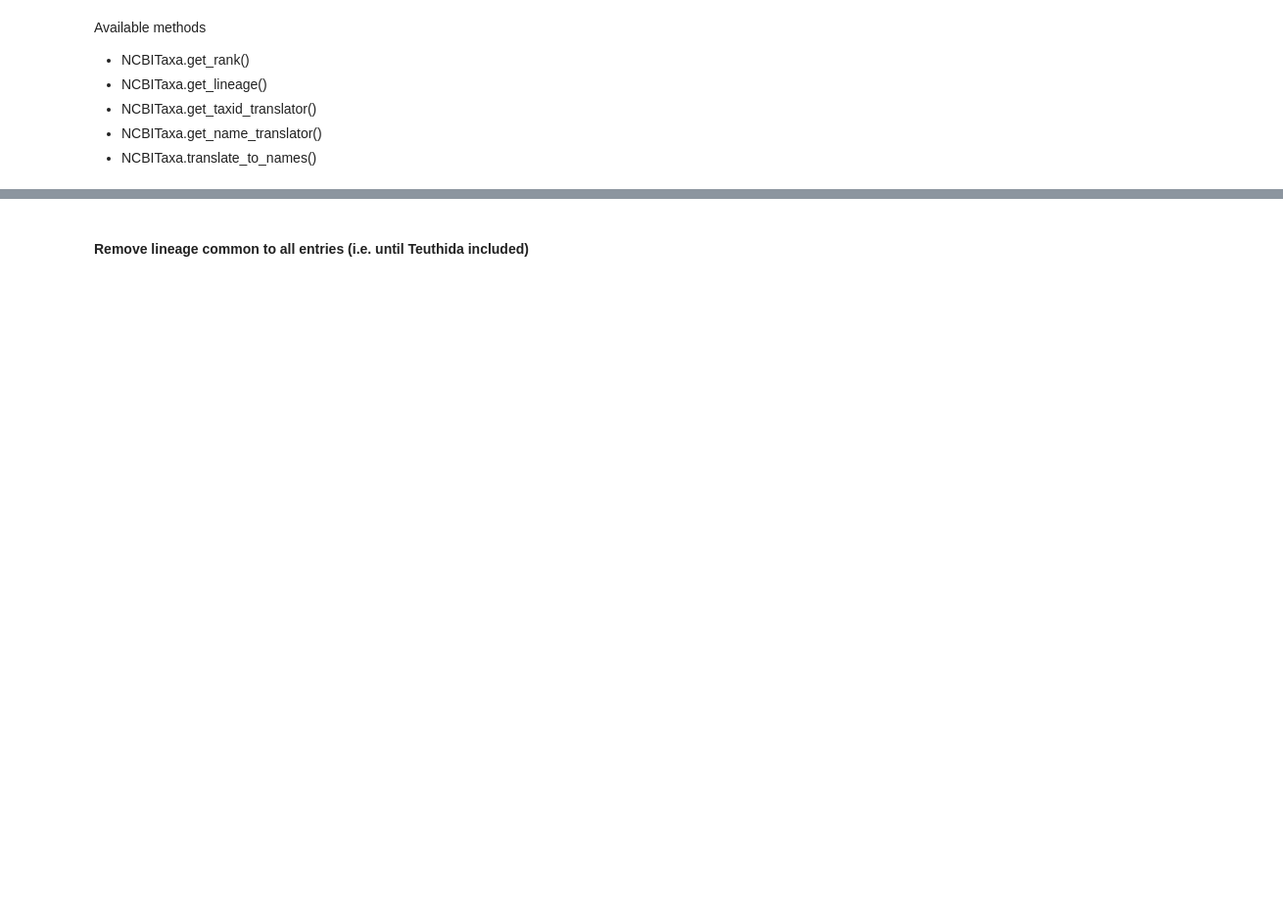
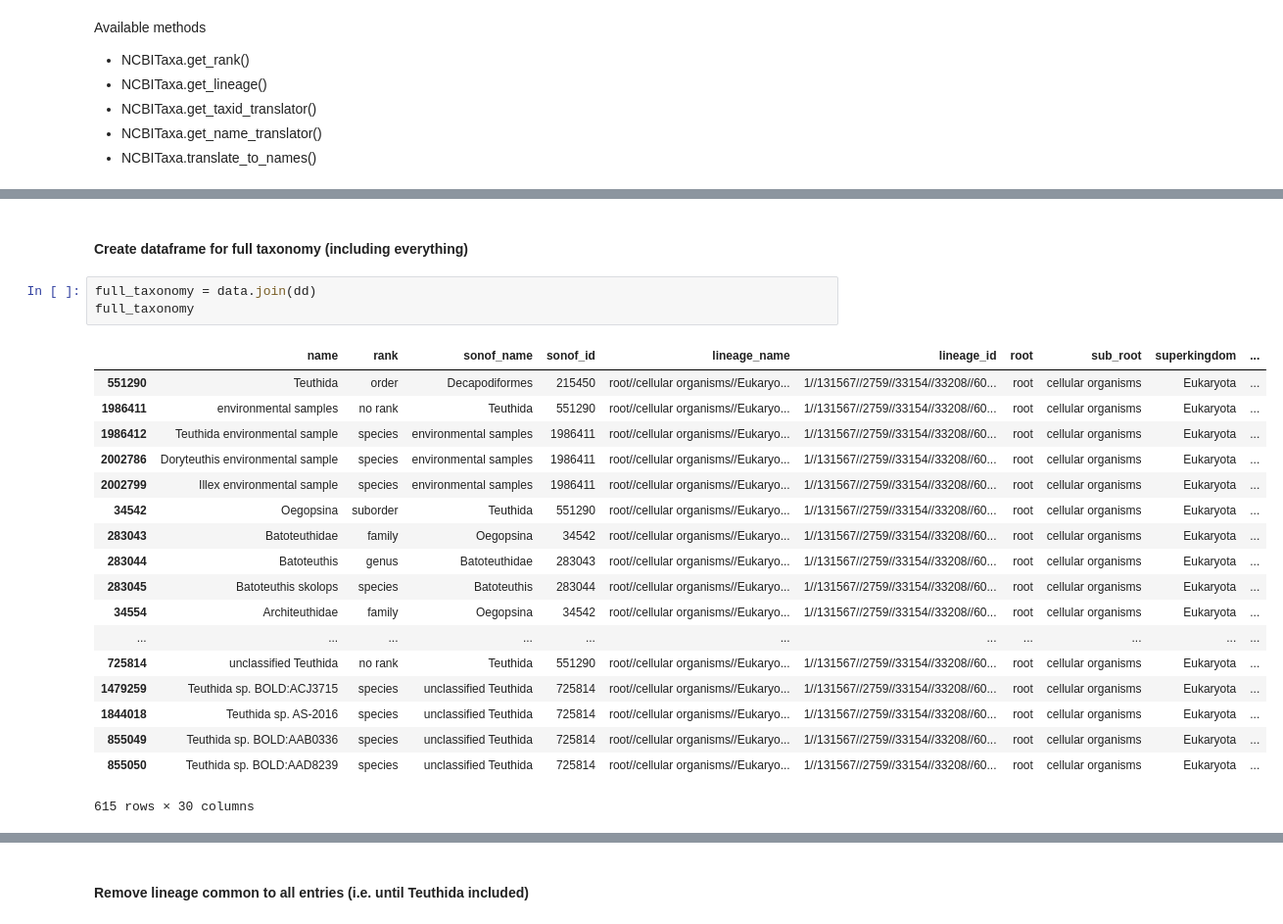
Before and after one commit to samulic/bioscience, a Jupyter notebook: retrieve_taxonomy.ipynb, the cells around one changed output, grey strips where cells are left out. Shown at 98% size. Drawn from its saved outputs; the diff is of its cells as text; blank space fills up the shorter version.

```diff
--- a/retrieve_taxonomy.ipynb
+++ b/retrieve_taxonomy.ipynb
@@ -130,0 +369,24 @@ data.head()
+# %% [markdown]
+#### Create dataframe for full taxonomy (including everything)
+# %%
+full_taxonomy = data.join(dd)
+full_taxonomy
+# %% [output]
+|  | name | rank | sonof_name | sonof_id | lineage_name | lineage_id | root | sub_root | superkingdom | ... |
+| 551290 | Teuthida | order | Decapodiformes | 215450 | root//cellular organisms//Eukaryo... | 1//131567//2759//33154//33208//60... | root | cellular organisms | Eukaryota | ... |
+| 1986411 | environmental samples | no rank | Teuthida | 551290 | root//cellular organisms//Eukaryo... | 1//131567//2759//33154//33208//60... | root | cellular organisms | Eukaryota | ... |
+| 1986412 | Teuthida environmental sample | species | environmental samples | 1986411 | root//cellular organisms//Eukaryo... | 1//131567//2759//33154//33208//60... | root | cellular organisms | Eukaryota | ... |
+| 2002786 | Doryteuthis environmental sample | species | environmental samples | 1986411 | root//cellular organisms//Eukaryo... | 1//131567//2759//33154//33208//60... | root | cellular organisms | Eukaryota | ... |
+| 2002799 | Illex environmental sample | species | environmental samples | 1986411 | root//cellular organisms//Eukaryo... | 1//131567//2759//33154//33208//60... | root | cellular organisms | Eukaryota | ... |
+| 34542 | Oegopsina | suborder | Teuthida | 551290 | root//cellular organisms//Eukaryo... | 1//131567//2759//33154//33208//60... | root | cellular organisms | Eukaryota | ... |
+| 283043 | Batoteuthidae | family | Oegopsina | 34542 | root//cellular organisms//Eukaryo... | 1//131567//2759//33154//33208//60... | root | cellular organisms | Eukaryota | ... |
+| 283044 | Batoteuthis | genus | Batoteuthidae | 283043 | root//cellular organisms//Eukaryo... | 1//131567//2759//33154//33208//60... | root | cellular organisms | Eukaryota | ... |
+| 283045 | Batoteuthis skolops | species | Batoteuthis | 283044 | root//cellular organisms//Eukaryo... | 1//131567//2759//33154//33208//60... | root | cellular organisms | Eukaryota | ... |
+| 34554 | Architeuthidae | family | Oegopsina | 34542 | root//cellular organisms//Eukaryo... | 1//131567//2759//33154//33208//60... | root | cellular organisms | Eukaryota | ... |
+| ... | ... | ... | ... | ... | ... | ... | ... | ... | ... | ... |
+| 725814 | unclassified Teuthida | no rank | Teuthida | 551290 | root//cellular organisms//Eukaryo... | 1//131567//2759//33154//33208//60... | root | cellular organisms | Eukaryota | ... |
+| 1479259 | Teuthida sp. BOLD:ACJ3715 | species | unclassified Teuthida | 725814 | root//cellular organisms//Eukaryo... | 1//131567//2759//33154//33208//60... | root | cellular organisms | Eukaryota | ... |
+| 1844018 | Teuthida sp. AS-2016 | species | unclassified Teuthida | 725814 | root//cellular organisms//Eukaryo... | 1//131567//2759//33154//33208//60... | root | cellular organisms | Eukaryota | ... |
+| 855049 | Teuthida sp. BOLD:AAB0336 | species | unclassified Teuthida | 725814 | root//cellular organisms//Eukaryo... | 1//131567//2759//33154//33208//60... | root | cellular organisms | Eukaryota | ... |
+| 855050 | Teuthida sp. BOLD:AAD8239 | species | unclassified Teuthida | 725814 | root//cellular organisms//Eukaryo... | 1//131567//2759//33154//33208//60... | root | cellular organisms | Eukaryota | ... |
+615 rows × 30 columns
```
Also changed, not shown: parts of 45 cells of this notebook, 3 other files.
